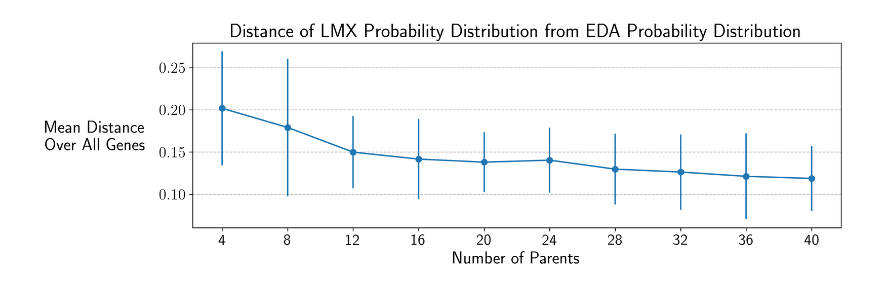
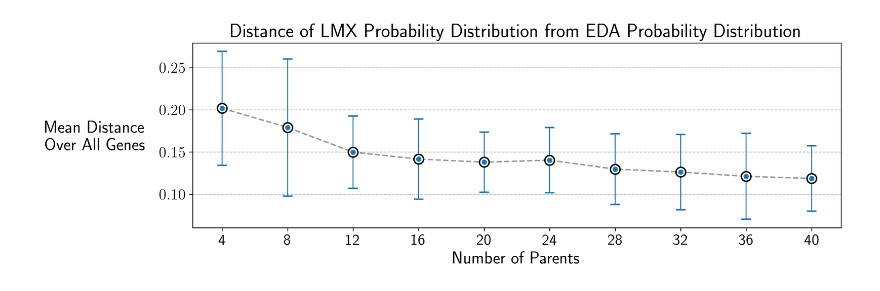
Before and after one commit to jal278/lmx, a Jupyter notebook: probability_experiment/plot_probability_diff.ipynb, the cells around one changed output. Saved outputs shown, nothing was run; the diff lists cells and outputs as text; code cells hidden in the pictures.

Commit message:
visualization tweak

```diff
--- a/probability_experiment/plot_probability_diff.ipynb
+++ b/probability_experiment/plot_probability_diff.ipynb
@@ -34,26 +34,34 @@ mpl.rcParams.update({
 # %%
 # Load results from file
 with open('results.json', 'r') as f:
     results = json.load(f)
 
 n_parents = list(results.keys())
 means = [np.mean([results[n][i][1] for i in range(len(results[n]))]) for n in n_parents]
 stds = [np.std([results[n][i][1] for i in range(len(results[n]))]) for n in n_parents]
 
 fig, ax = plt.subplots(figsize=(12,4), dpi=300)
 
-ax.errorbar(n_parents, means, yerr=stds, fmt='o-')
+# Add a dashed line connecting the points in gray
+ax.plot(n_parents, means, color='gray', linestyle='dashed', alpha=0.8)
+
+# Add markers with black edge color and increased size
+line = ax.errorbar(n_parents, means, yerr=stds, fmt='o', elinewidth=1, capsize=5,
+            markersize=10, markeredgewidth=1.5, markeredgecolor='black')
+
+# Second errorbar with color matched to the first
+ax.errorbar(n_parents, means, yerr=stds, fmt='o', elinewidth=1, capsize=5,
+            markersize=7, markeredgewidth=1.5, markeredgecolor='white', color=line[0].get_color())
+
+
 ax.set_title('Distance of LMX Probability Distribution from EDA Probability Distribution')
 ax.set_xlabel('Number of Parents')
 ax.set_ylabel('Mean Distance\nOver All Genes', rotation=0)
 ax.yaxis.set_label_coords(-0.15, 0.4)  # Adjust label position here
 ax.grid(axis='y', linestyle='--')
 
-#fig.tight_layout(rect=[0, 0.1, 1, 1])  # Adjust the padding
 fig.tight_layout()
-
 plt.show()
-#fig.savefig('eda_diff.png')
 fig.savefig("eda_diff.pgf")
 # %% [output]
-[figure, old version]
+[figure, new version]
```
